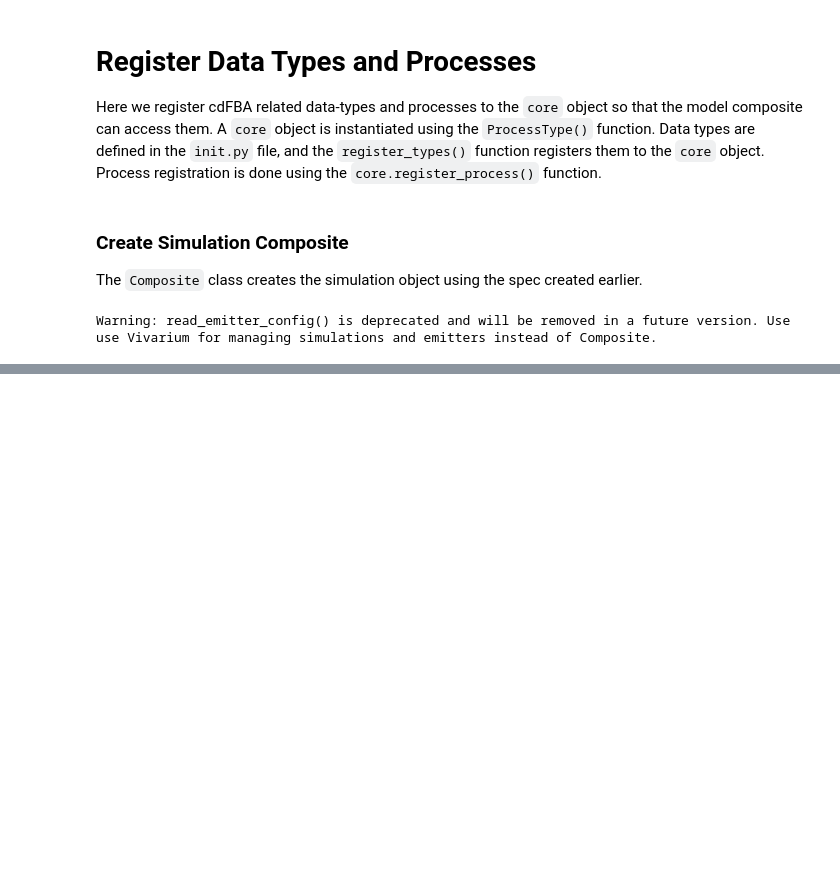
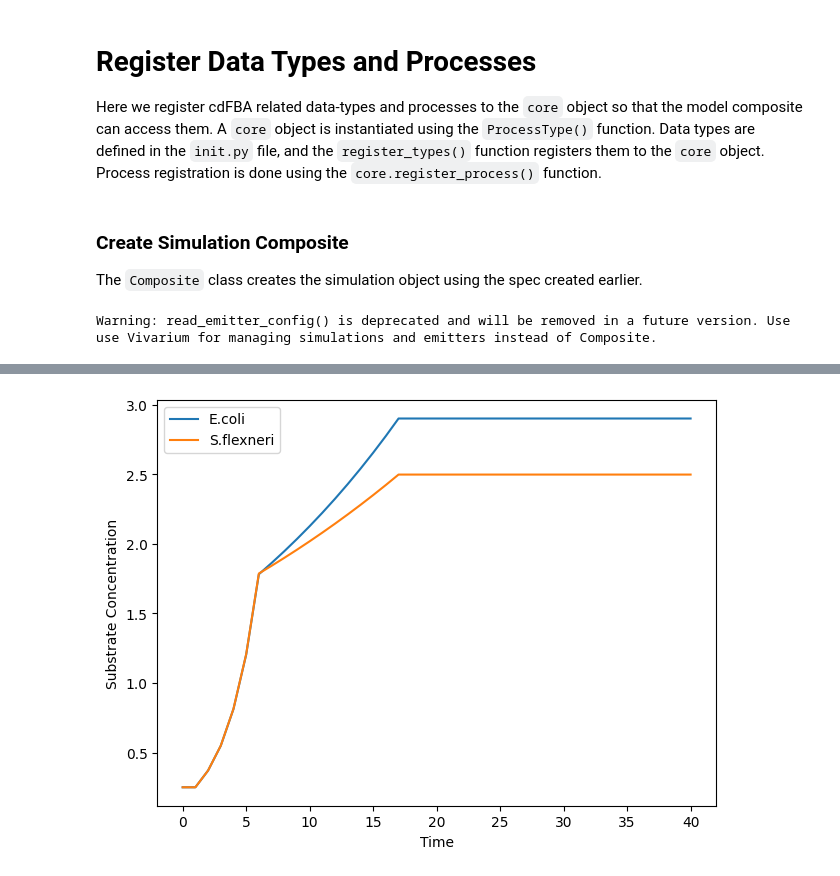
Before and after one commit to vivarium-collective/cdFBA, a Jupyter notebook: Notebooks/demo.ipynb, the cells around one changed output, grey strips where cells are left out. Saved outputs shown, nothing was run; the diff lists cells and outputs as text; code cells hidden in the pictures; blank space fills up the shorter version.

```diff
--- a/Notebooks/demo.ipynb
+++ b/Notebooks/demo.ipynb
@@ -178,0 +203,21 @@ spec['shared environment']
+# %%
+sim2.run(40)
+# %%
+#gather results
+results = sim2.gather_results()[('emitter',)]
+# %%
+#extract time-series data
+timepoints = []
+for timepoint in results:
+    time = timepoint.pop('global_time')
+    timepoints.append(time)
+    dfba_spec = timepoint.pop(list(model_dict.keys())[0])
+    print(f'TIME: {time}')
+    pprint(f'STATE: {timepoint}')
+    env = [timepoint['shared environment']['concentrations'] for timepoint in results]
+env_combined = {}
+for d in env:
+    for key, value in d.items():
+        if key not in env_combined:
+            env_combined[key] = []
+        env_combined[key].append(value)
@@ -178,0 +242,22 @@ spec['shared environment']
+# %%
+#extract time-series for the shared environment
+env = [timepoint['shared environment']['concentrations'] for timepoint in results]
+env_combined = {}
+for d in env:
+    for key, value in d.items():
+        if key not in env_combined:
+            env_combined[key] = []
+        env_combined[key].append(value)
+# %%
+#plot results for biomass
+fig, ax = plt.subplots(dpi=100)
+for key, value in env_combined.items():
+    if key not in ['D-Glucose', 'Acetate']:
+        ax.plot(timepoints, env_combined[key], label=key)
+plt.xlabel('Time')
+plt.ylabel('Substrate Concentration')
+plt.legend()
+plt.tight_layout()
+plt.show()
+# %% [output]
+[figure, added]
```
Also changed, not shown: parts of 26 cells of this notebook, 1 other file.
